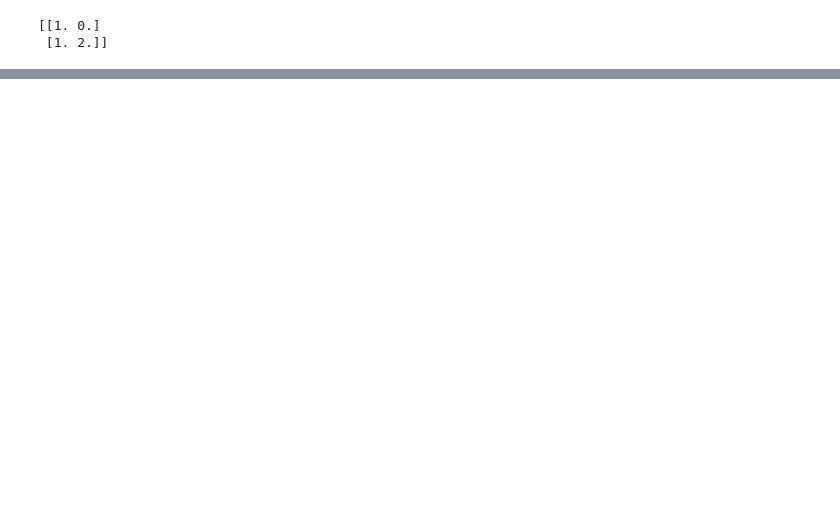
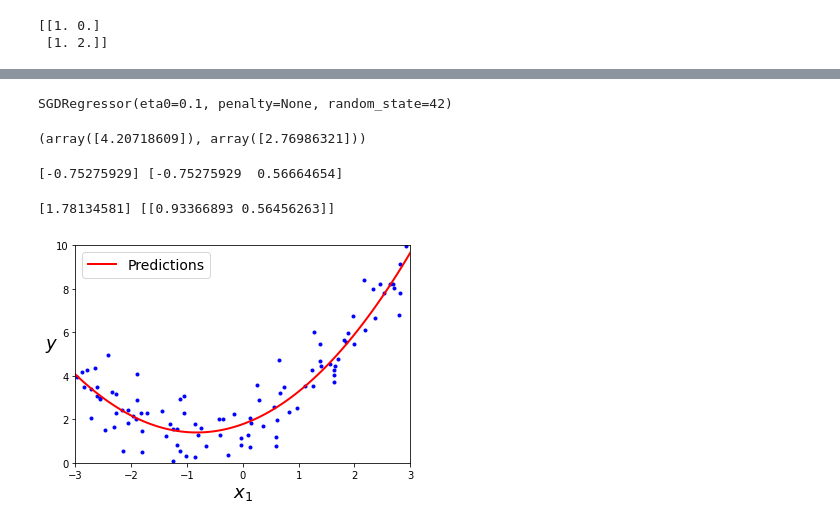
Before and after one commit to linusms/Hands-on, a Jupyter notebook: chapter_4.ipynb, the cells around one changed output, grey strips where cells are left out. Saved outputs shown, nothing was run; the diff lists cells and outputs as text; code cells hidden in the pictures; blank space fills up the shorter version.

```diff
--- a/chapter_4.ipynb
+++ b/chapter_4.ipynb
@@ -128,0 +129,55 @@ plt.show()
+# %%
+from sklearn.linear_model import SGDRegressor
+
+sgd_reg = SGDRegressor(max_iter=1000, tol=1e-3, penalty=None, eta0=0.1, random_state=42)
+sgd_reg.fit(X, y.ravel())
+# %% [output]
+SGDRegressor(eta0=0.1, penalty=None, random_state=42)
+# %%
+sgd_reg.intercept_, sgd_reg.coef_
+# %% [output]
+(array([4.20718609]), array([2.76986321]))
+# %%
+np.random.seed(42)
+
+# m: 샘플개수, X: 샘플 데이터값 y: 이차방정식을 따르는 레이블값
+m = 100
+X = 6 * np.random.rand(m, 1) - 3
+y = 0.5 * X**2 + X + 2 + np.random.randn(m, 1)
+# %%
+# 특성이 한 개인 비선형데이터에 선형회귀를 이용하는 방법 : 다항회귀
+# PolynomialFeatures 이용
+
+from sklearn.preprocessing import PolynomialFeatures
+
+poly_features = PolynomialFeatures(degree=2, include_bias=False)
+X_poly = poly_features.fit_transform(X)
+
+# 훈련 데이터셋에 특성이 하나 추가된 것을 볼 수 있음 (제곱된 값?)
+print(X[0], X_poly[0])
+# %% [output]
+[-0.75275929] [-0.75275929  0.56664654]
+# %%
+from sklearn.linear_model import LinearRegression
+
+lin_reg = LinearRegression()
+lin_reg.fit(X_poly, y)
+# 순서대로 선형회귀의 절편, 선형회귀의 기울기(다항회귀에서는 하나 추가됨)
+print(lin_reg.intercept_, lin_reg.coef_)
+
+
+X_new=np.linspace(-3, 3, 100).reshape(100, 1)     # 새로운 샘플 100개
+X_new_poly = poly_features.transform(X_new)       # 2차 다항 회귀 모델 데이터로 변환
+y_new = lin_reg.predict(X_new_poly)               # 예측하기
+
+plt.plot(X, y, "b.")                                            # 기존 데이터 산점도
+plt.plot(X_new, y_new, "r-", linewidth=2, label="Predictions")  # 예값 그래프
+
+plt.xlabel("$x_1$", fontsize=18)
+plt.ylabel("$y$", rotation=0, fontsize=18)
+plt.legend(loc="upper left", fontsize=14)
+plt.axis([-3, 3, 0, 10])
+plt.show()
+# %% [output]
+[1.78134581] [[0.93366893 0.56456263]]
+[figure, added]
```
Also changed, not shown: parts of 17 cells of this notebook.
